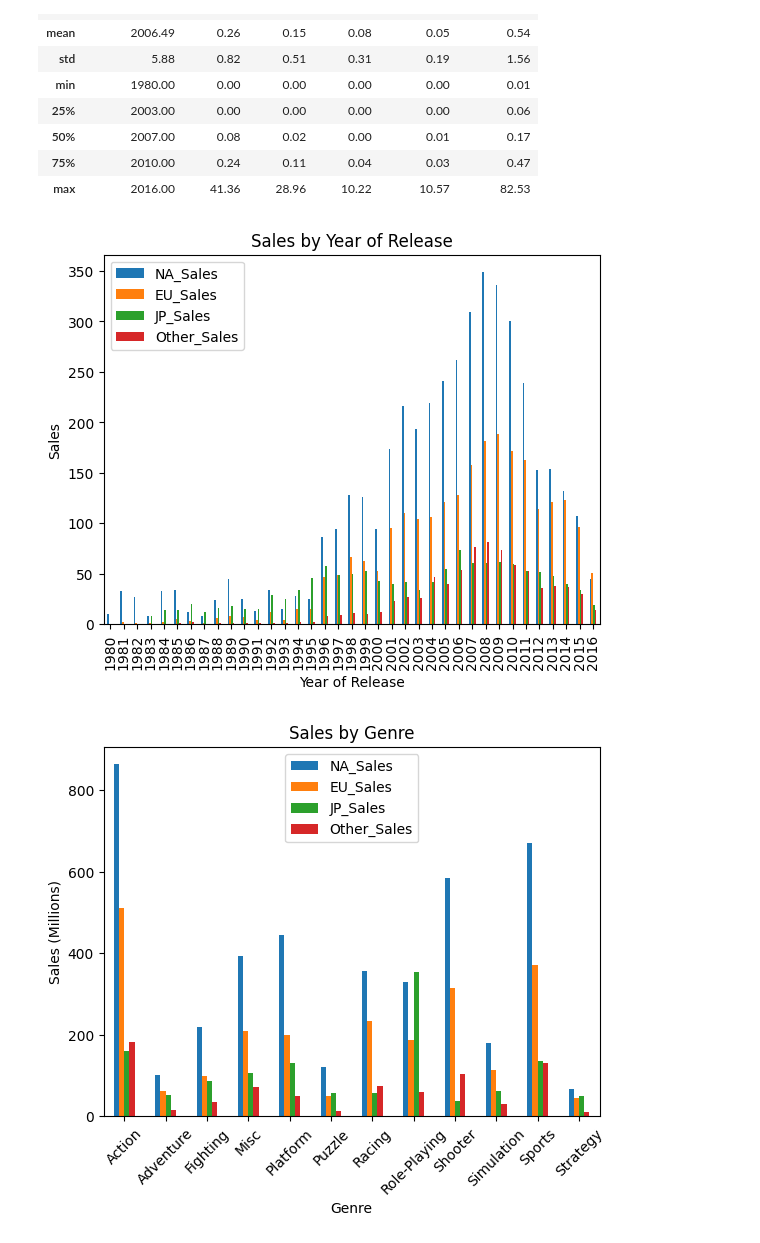
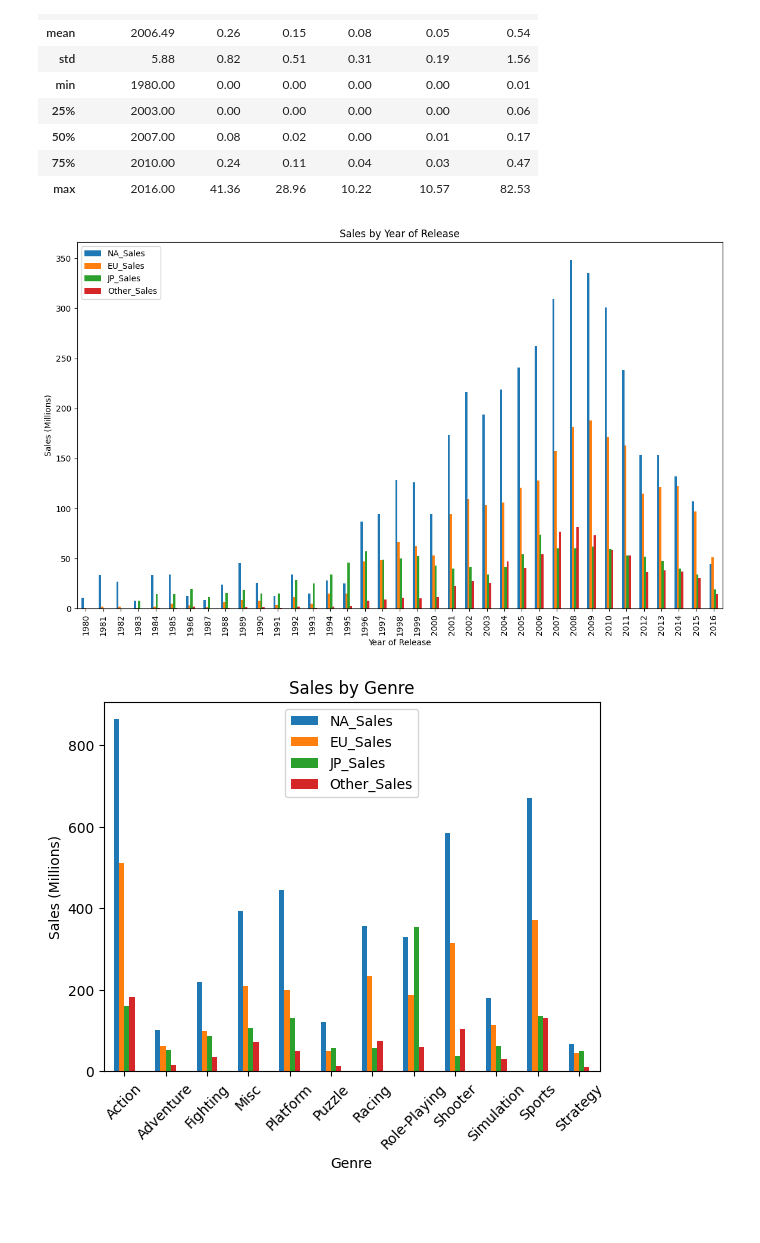
Before and after one commit to pmloppnow/JUMP-Plus, a Jupyter notebook: Project 4/VideoGameSalesAnalysisPhase.ipynb, the cells around one changed output. Cells and saved outputs as stored; diff of their text form; code cells hidden in the pictures; blank space fills up the shorter version.

Commit message:
Increased figure size for some graphs

```diff
--- a/Project 4/VideoGameSalesAnalysisPhase.ipynb
+++ b/Project 4/VideoGameSalesAnalysisPhase.ipynb
@@ -66,14 +66,14 @@ sales.describe().round(2)
 # %%
 # 9. Group the sales data of each region on Year_of_Release and plot the same (It should show which regions sales were at peak on which year of release)
 year = sales.groupby("Year_of_Release")[["NA_Sales", "EU_Sales", "JP_Sales", "Other_Sales"]].sum()
-year_sales = year.plot(kind = "bar", rot = 90)
+year_sales = year.plot(kind = "bar", rot = 90, figsize = (14, 8))
 plt.title("Sales by Year of Release")
 plt.xlabel("Year of Release")
-plt.ylabel("Sales")
+plt.ylabel("Sales (Millions)")
 year_sales.legend(loc = "upper left")
 plt.show()
 # %% [output]
-[figure, old version]
+[figure, new version]
 # %%
 # 10. Group North America, Japan, Europe & Other regions sales data by Genre and plot it (It should show highest of region according to game category,
 # ex. NA_Sales is highest in Adventure category, use a barplot)
```
Also changed, not shown: parts of 2 cells of this notebook.
